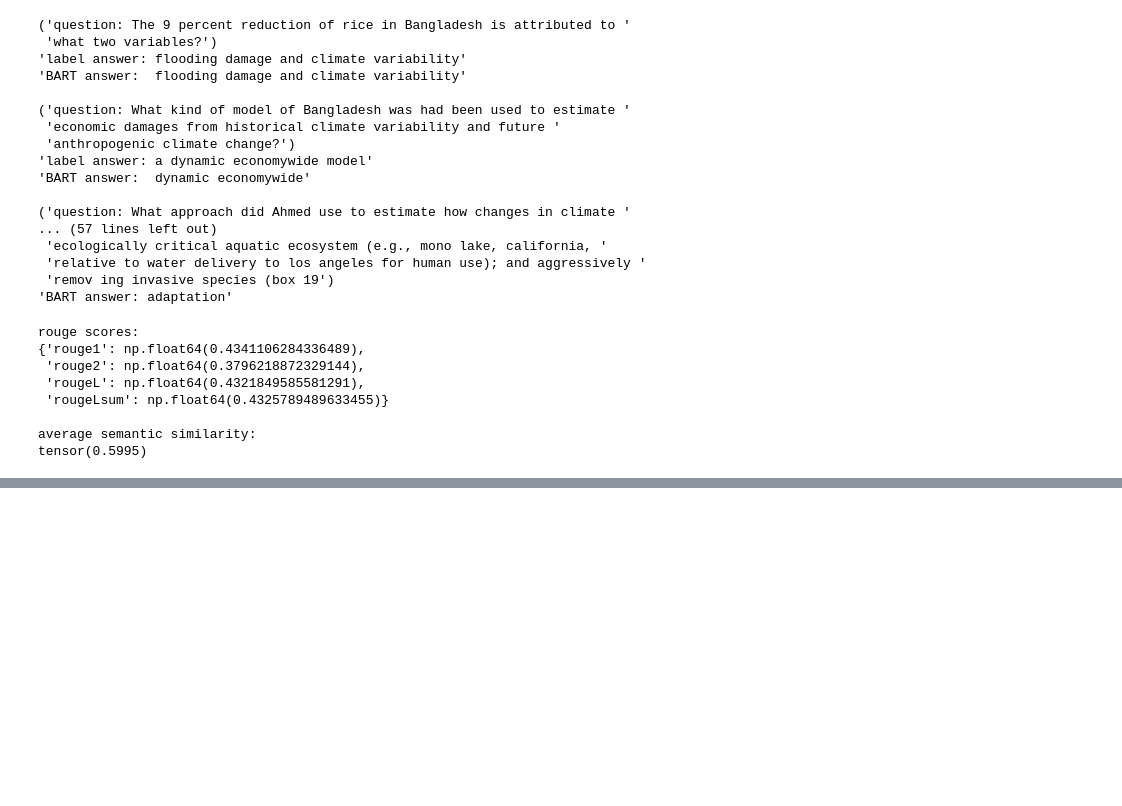
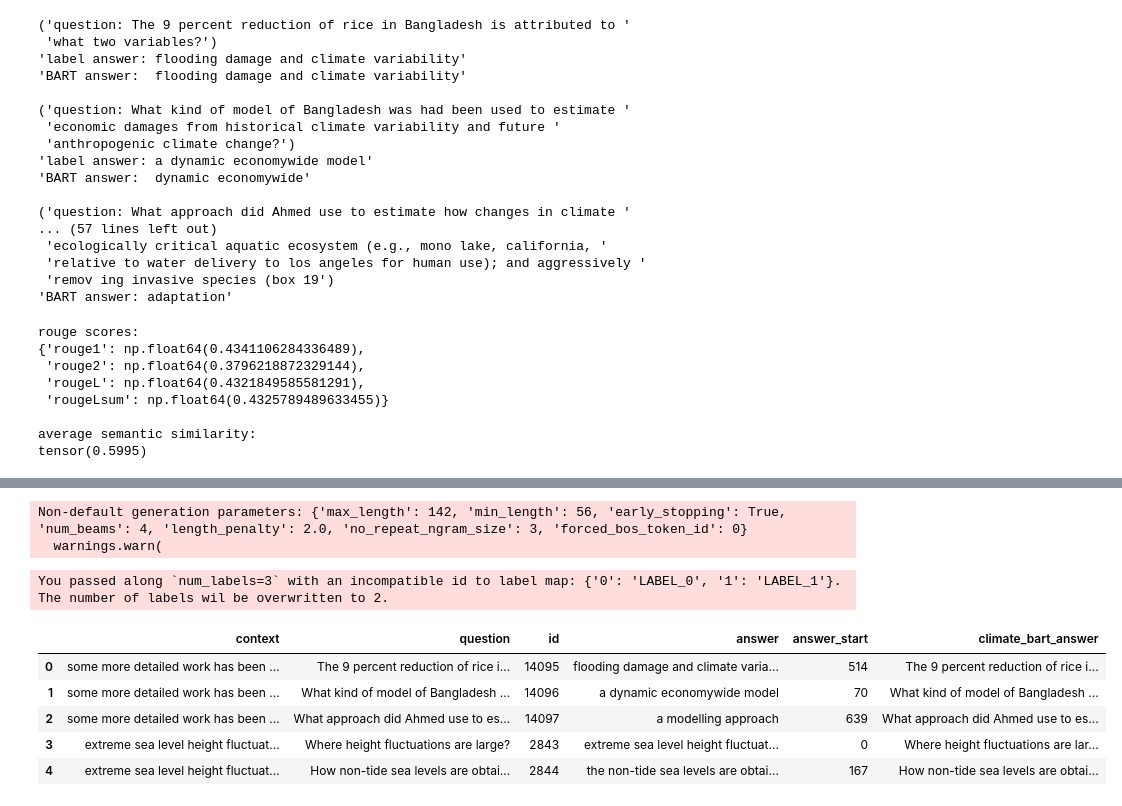
Before and after one commit to grace-murnaghan/266-project-marisa-grace, a Jupyter notebook: baseline_bart_models.ipynb, the cells around one changed output, grey strips where cells are left out. Drawn from its saved outputs; the diff is of its cells as text; code cells hidden in the pictures; blank space fills up the shorter version.

Commit message:
add bart notebooks

```diff
--- a/baseline_bart_models.ipynb
+++ b/baseline_bart_models.ipynb
@@ -123,3 +105,8 @@ rouge scores:
 
 average semantic similarity:
 tensor(0.5995)
+# %%
+# fine tune BART for climate for extractive QA task (model is BART fine tuned for summarization)
+model_checkpoint = 'z-dickson/bart-large-cnn-climate-change-summarization'
+tokenizer = AutoTokenizer.from_pretrained(model_checkpoint)
+model = BartForQuestionAnswering.from_pretrained(model_checkpoint) # vs. conditional generation for abstractive tasks
@@ -125,0 +228,34 @@ tensor(0.5995)
+# %%
+model_checkpoint_filepath = './checkpoints/climate_bart'
+model.save_pretrained(model_checkpoint_filepath, from_pt=True)
+# %% [output]
+Non-default generation parameters: {'max_length': 142, 'min_length': 56, 'early_stopping': True, 'num_beams': 4, 'length_penalty': 2.0, 'no_repeat_ngram_size': 3, 'forced_bos_token_id': 0}
+  warnings.warn(
+# %%
+model_checkpoint_filepath = './checkpoints/climate_bart'
+model = BartForQuestionAnswering.from_pretrained(model_checkpoint_filepath)
+# %% [output]
+You passed along `num_labels=3` with an incompatible id to label map: {'0': 'LABEL_0', '1': 'LABEL_1'}. The number of labels wil be overwritten to 2.
+# %%
+for i in tqdm(test_df.index):
+    question = test_df['question'][i]
+    text = test_df['context'][i]
+
+    inputs = tokenizer(question, text, return_tensors="pt")
+    with torch.no_grad():
+        outputs = model(**inputs)
+
+    answer_start_index = outputs.start_logits.argmax()
+    answer_end_index = outputs.end_logits.argmax()
+
+    predict_answer_tokens = inputs.input_ids[0, answer_start_index : answer_end_index + 1]
+    answer_decoded = tokenizer.decode(predict_answer_tokens, skip_special_tokens=True)
+    test_df.at[i, 'climate_bart_answer'] = answer_decoded
+test_df.head()
+# %% [output]
+|  | context | question | id | answer | answer_start | climate_bart_answer |
+| 0 | some more detailed work has been ... | The 9 percent reduction of rice i... | 14095 | flooding damage and climate varia... | 514 | The 9 percent reduction of rice i... |
+| 1 | some more detailed work has been ... | What kind of model of Bangladesh ... | 14096 | a dynamic economywide model | 70 | What kind of model of Bangladesh ... |
+| 2 | some more detailed work has been ... | What approach did Ahmed use to es... | 14097 | a modelling approach | 639 | What approach did Ahmed use to es... |
+| 3 | extreme sea level height fluctuat... | Where height fluctuations are large? | 2843 | extreme sea level height fluctuat... | 0 | Where height fluctuations are lar... |
+| 4 | extreme sea level height fluctuat... | How non-tide sea levels are obtai... | 2844 | the non-tide sea levels are obtai... | 167 | How non-tide sea levels are obtai... |
```
Also changed, not shown: parts of 23 cells of this notebook, 2 other files.
